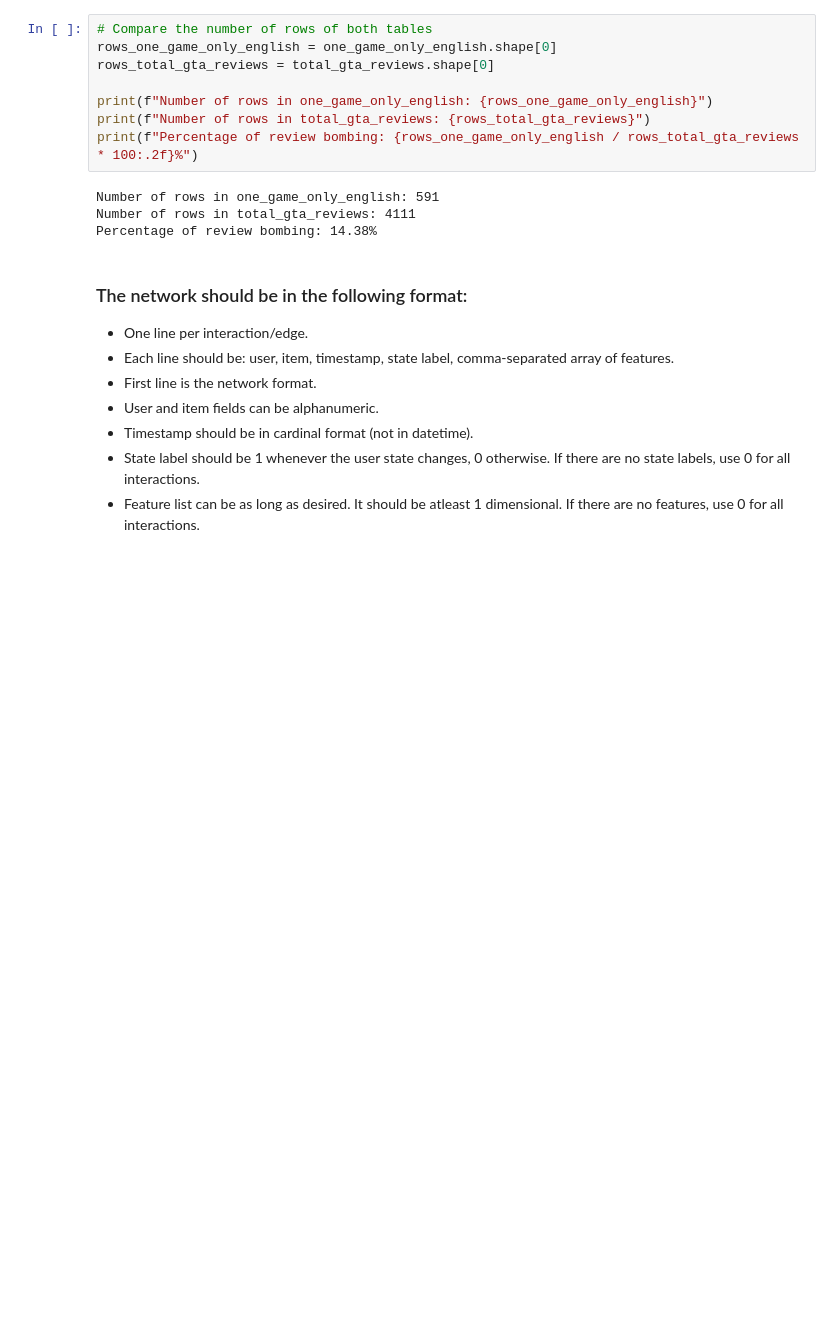
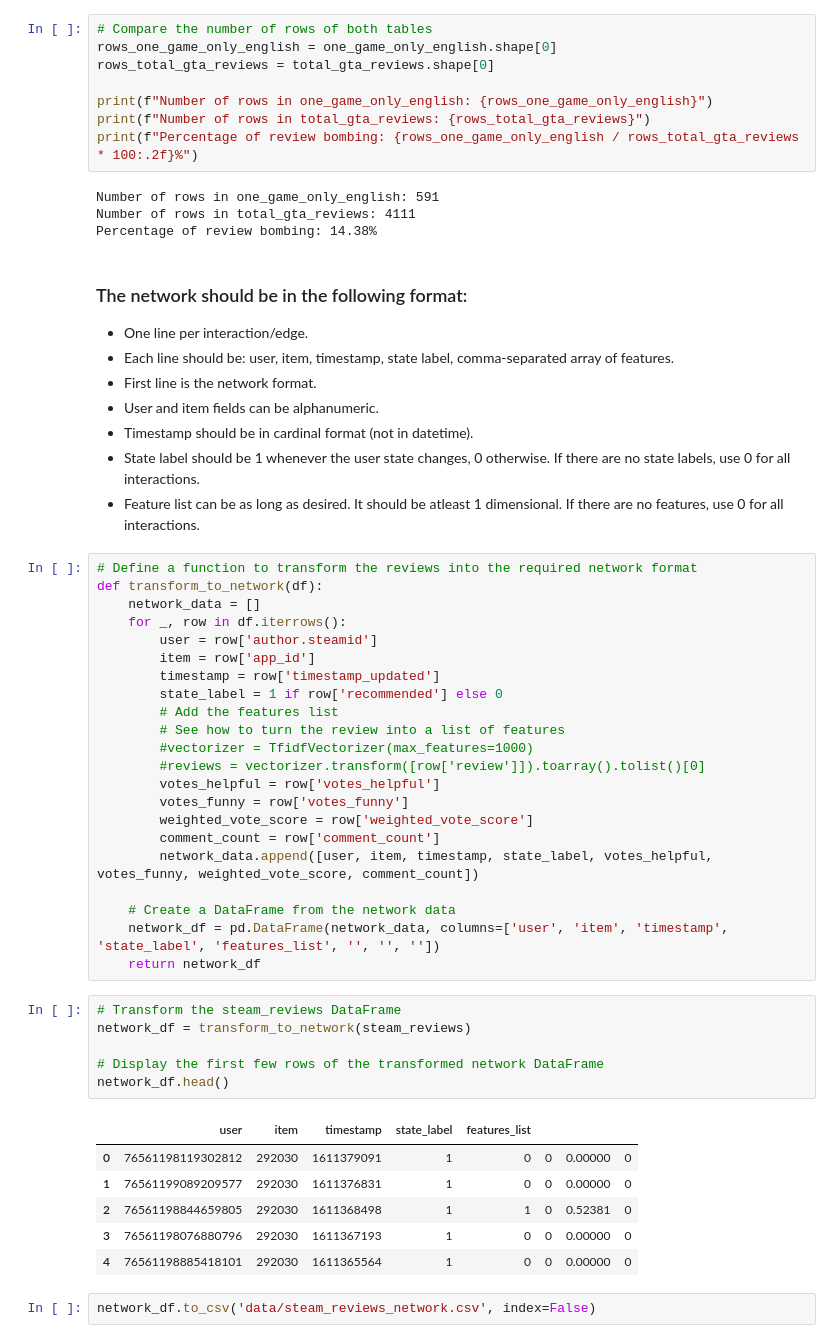
Before and after one commit to Litr0/Steam_data_converter_ML, a Jupyter notebook: transform_steam_data.ipynb, the cells around one changed output. Cells and saved outputs as stored; diff of their text form; blank space fills up the shorter version.

```diff
--- a/transform_steam_data.ipynb
+++ b/transform_steam_data.ipynb
@@ -97,3 +97,40 @@ Percentage of review bombing: 14.38%
 - Timestamp should be in cardinal format (not in datetime).
 - State label should be 1 whenever the user state changes, 0 otherwise. If there are no state labels, use 0 for all interactions.
 - Feature list can be as long as desired. It should be atleast 1 dimensional. If there are no features, use 0 for all interactions.
+# %%
+# Define a function to transform the reviews into the required network format
+def transform_to_network(df):
+    network_data = []
+    for _, row in df.iterrows():
+        user = row['author.steamid']
+        item = row['app_id']
+        timestamp = row['timestamp_updated']
+        state_label = 1 if row['recommended'] else 0
+        # Add the features list
+        # See how to turn the review into a list of features
+        #vectorizer = TfidfVectorizer(max_features=1000)
+        #reviews = vectorizer.transform([row['review']]).toarray().tolist()[0]
+        votes_helpful = row['votes_helpful']
+        votes_funny = row['votes_funny']
+        weighted_vote_score = row['weighted_vote_score']
+        comment_count = row['comment_count']
+        network_data.append([user, item, timestamp, state_label, votes_helpful, votes_funny, weighted_vote_score, comment_count])
+
+    # Create a DataFrame from the network data
+    network_df = pd.DataFrame(network_data, columns=['user', 'item', 'timestamp', 'state_label', 'features_list', '', '', ''])
+    return network_df
+# %%
+# Transform the steam_reviews DataFrame
+network_df = transform_to_network(steam_reviews)
+
+# Display the first few rows of the transformed network DataFrame
+network_df.head()
+# %% [output]
+|  | user | item | timestamp | state_label | features_list |  |  |  |
+| 0 | 76561198119302812 | 292030 | 1611379091 | 1 | 0 | 0 | 0.00000 | 0 |
+| 1 | 76561199089209577 | 292030 | 1611376831 | 1 | 0 | 0 | 0.00000 | 0 |
+| 2 | 76561198844659805 | 292030 | 1611368498 | 1 | 1 | 0 | 0.52381 | 0 |
+| 3 | 76561198076880796 | 292030 | 1611367193 | 1 | 0 | 0 | 0.00000 | 0 |
+| 4 | 76561198885418101 | 292030 | 1611365564 | 1 | 0 | 0 | 0.00000 | 0 |
+# %%
+network_df.to_csv('data/steam_reviews_network.csv', index=False)
```
